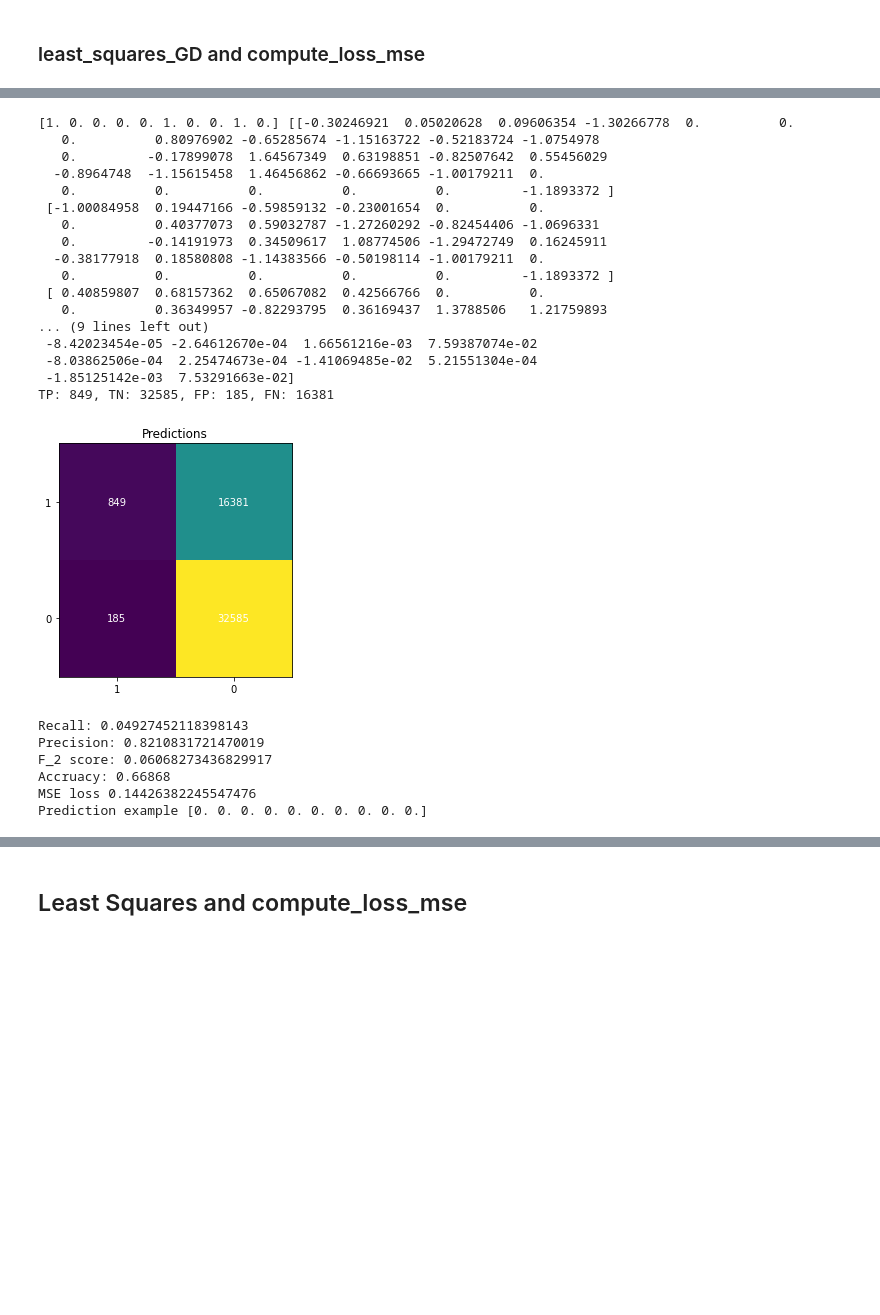
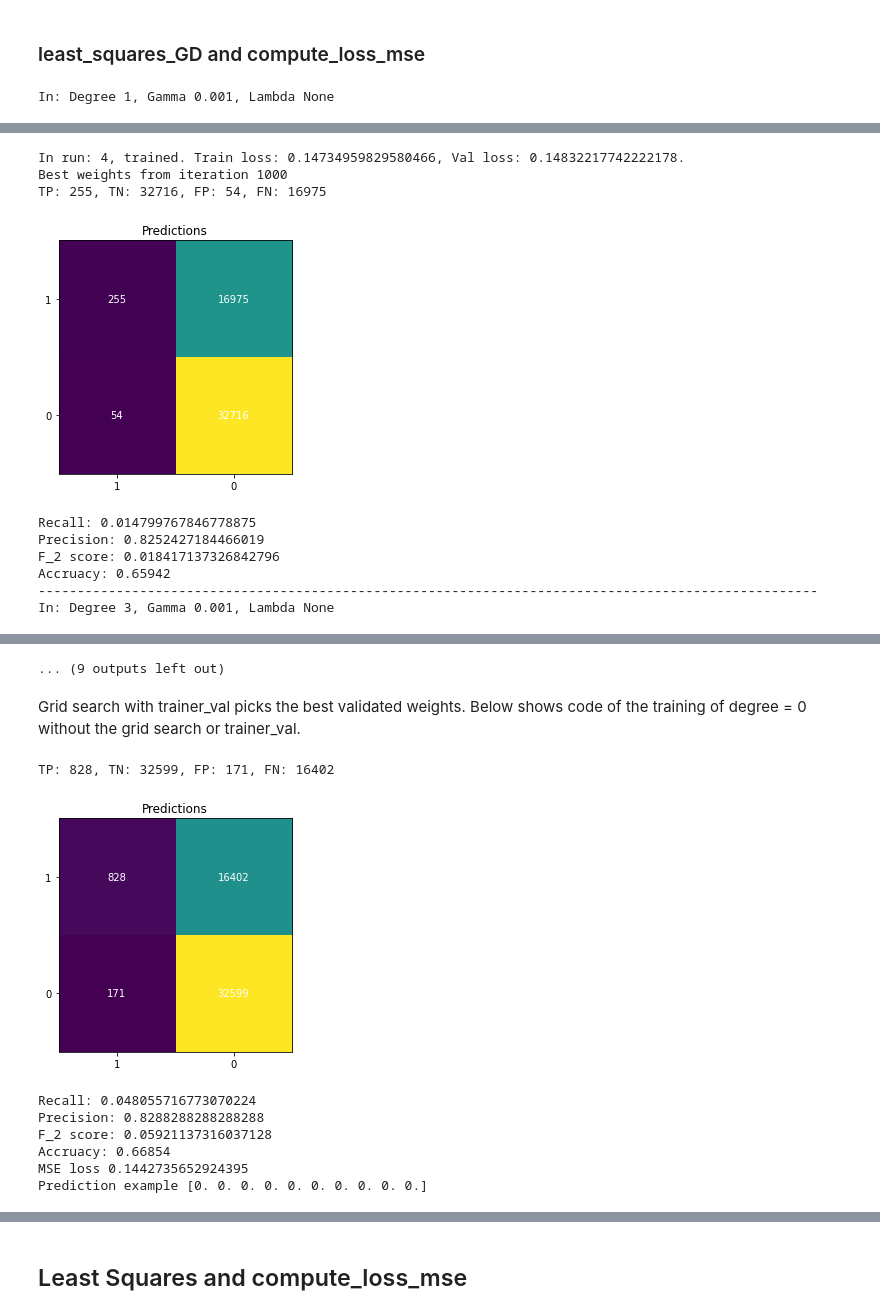
Before and after one commit to CS-433/ml-project-1-mgo, a Jupyter notebook: project1/scripts/project1.ipynb, the cells around one changed output, grey strips where cells are left out. Cells and saved outputs as stored; diff of their text form; code cells hidden in the pictures; blank space fills up the shorter version.

```diff
--- a/project1/scripts/project1.ipynb
+++ b/project1/scripts/project1.ipynb
@@ -171,3 +171,10 @@ Size of the train set: 200000. Size of the validation set: 50000.
 ## First Taining: Getting a Baseline
 # %% [markdown]
 ### least_squares_GD and compute_loss_mse
+# %%
+val_iter, max_iter = 200, 1000
+degrees, gammas, lambdas_ = [1, 3, 5], [0.001], [None]
+method_train, method_loss = least_squares_GD, compute_loss_mse
+grid_search(y_val, tX_val, val_iter, method_train, method_loss, y, tX, max_iter, degrees, gammas, lambdas_)
+# %% [output]
+In: Degree 1, Gamma 0.001, Lambda None
@@ -173,0 +185,10 @@ Size of the train set: 200000. Size of the validation set: 50000.
+In run: 4, trained. Train loss: 0.14734959829580466, Val loss: 0.14832217742222178.
+Best weights from iteration 1000
+TP: 255, TN: 32716, FP: 54, FN: 16975
+[figure, added]
+Recall: 0.014799767846778875
+Precision: 0.8252427184466019
+F_2 score: 0.018417137326842796
+Accruacy: 0.65942
+----------------------------------------------------------------------------------------------------
+In: Degree 3, Gamma 0.001, Lambda None
@@ -174,9 +199,10 @@ Size of the train set: 200000. Size of the validation set: 50000.
+... (9 outputs left out)
+# %% [markdown]
+Grid search with trainer_val picks the best validated weights.
+Below shows code of the training of degree = 0 without the grid search or trainer_val.
 # %%
 # Training on the learning dataset
-print(y_train[:10], tX_train[:3])
-train_loss, weights = least_squares(y_train, tX_train)
-print(train_loss)
-print(weights)
+train_loss, weights = least_squares_GD(y_train, tX_train, initial_w=np.zeros(tX_train.shape[1]), max_iters=1000, gamma=0.1)
 # Estimating the predictions on the validation set
 # pred_val = tX_val@weights
 pred_val = predict_labels(weights, tX_val)
@@ -192,27 +218,11 @@ mse_test = compute_loss_mse(y_val, tX_val, weights)
 print("MSE loss", mse_test)
 print("Prediction example", pred_val[:10])
 # %% [output]
-[1. 0. 0. 0. 0. 1. 0. 0. 1. 0.] [[-0.30246921  0.05020628  0.09606354 -1.30266778  0.          0.
-   0.          0.80976902 -0.65285674 -1.15163722 -0.52183724 -1.0754978
-   0.         -0.17899078  1.64567349  0.63198851 -0.82507642  0.55456029
-  -0.8964748  -1.15615458  1.46456862 -0.66693665 -1.00179211  0.
-   0.          0.          0.          0.          0.         -1.1893372 ]
- [-1.00084958  0.19447166 -0.59859132 -0.23001654  0.          0.
-   0.          0.40377073  0.59032787 -1.27260292 -0.82454406 -1.0696331
-   0.         -0.14191973  0.34509617  1.08774506 -1.29472749  0.16245911
-  -0.38177918  0.18580808 -1.14383566 -0.50198114 -1.00179211  0.
-   0.          0.          0.          0.          0.         -1.1893372 ]
- [ 0.40859807  0.68157362  0.65067082  0.42566766  0.          0.
-   0.          0.36349957 -0.82293795  0.36169437  1.3788506   1.21759893
-... (9 lines left out)
- -8.42023454e-05 -2.64612670e-04  1.66561216e-03  7.59387074e-02
- -8.03862506e-04  2.25474673e-04 -1.41069485e-02  5.21551304e-04
- -1.85125142e-03  7.53291663e-02]
-TP: 849, TN: 32585, FP: 185, FN: 16381
+TP: 828, TN: 32599, FP: 171, FN: 16402
 [figure]
-Recall: 0.04927452118398143
-Precision: 0.8210831721470019
-F_2 score: 0.06068273436829917
-Accruacy: 0.66868
-MSE loss 0.14426382245547476
+Recall: 0.048055716773070224
+Precision: 0.8288288288288288
+F_2 score: 0.05921137316037128
+Accruacy: 0.66854
+MSE loss 0.1442735652924395
 Prediction example [0. 0. 0. 0. 0. 0. 0. 0. 0. 0.]
```
Also changed, not shown: parts of 30 cells of this notebook, 2 other files.
